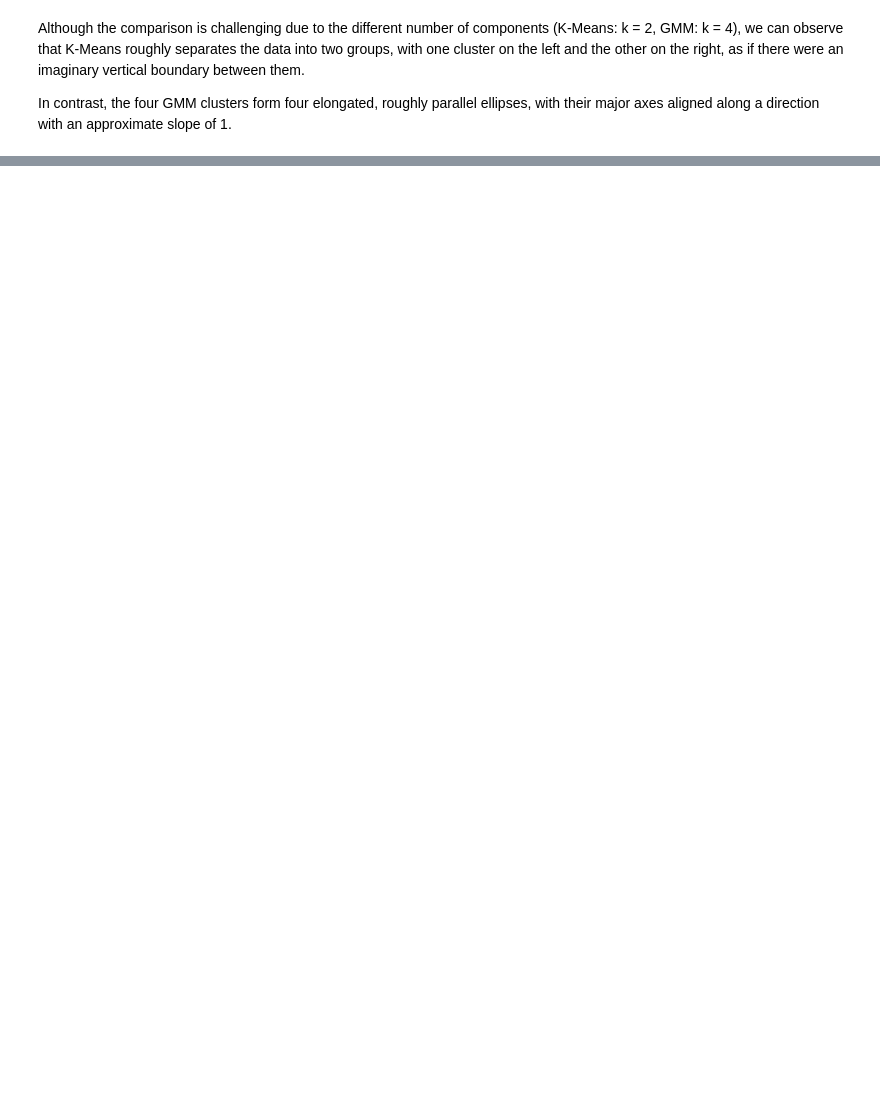
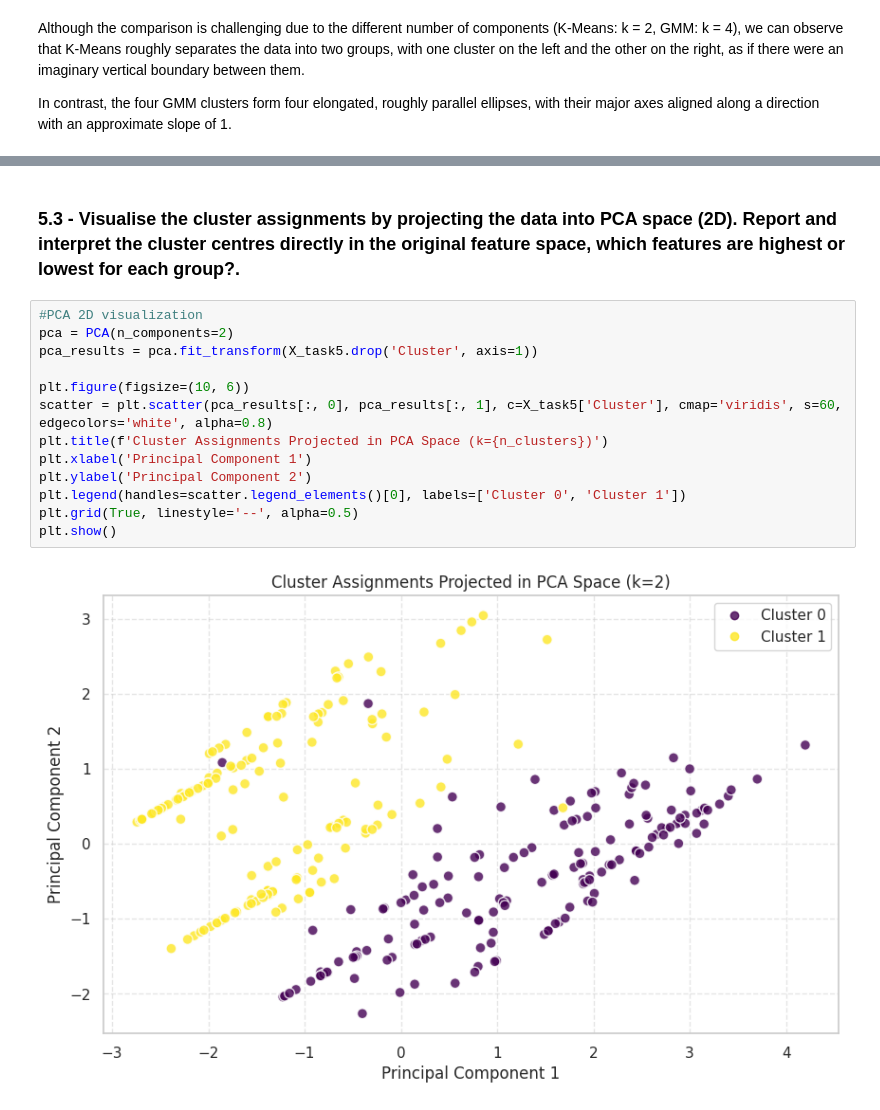
Before and after one commit to harasarahh/machine-learning-projects, a Jupyter notebook: ML_assignment1.ipynb, the cells around one changed output, grey strips where cells are left out. Drawn from its saved outputs; the diff is of its cells as text; blank space fills up the shorter version.

```diff
--- a/ML_assignment1.ipynb
+++ b/ML_assignment1.ipynb
@@ -1445,0 +1500,17 @@ In contrast, the four GMM clusters form four elongated, roughly parallel ellipse
+# %% [markdown]
+### 5.3 - Visualise the cluster assignments by projecting the data into PCA space (2D). Report and interpret the cluster centres directly in the original feature space, which features are highest or lowest for each group?.
+# %%
+#PCA 2D visualization
+pca = PCA(n_components=2)
+pca_results = pca.fit_transform(X_task5.drop('Cluster', axis=1))
+
+plt.figure(figsize=(10, 6))
+scatter = plt.scatter(pca_results[:, 0], pca_results[:, 1], c=X_task5['Cluster'], cmap='viridis', s=60, edgecolors='white', alpha=0.8)
+plt.title(f'Cluster Assignments Projected in PCA Space (k={n_clusters})')
+plt.xlabel('Principal Component 1')
+plt.ylabel('Principal Component 2')
+plt.legend(handles=scatter.legend_elements()[0], labels=['Cluster 0', 'Cluster 1'])
+plt.grid(True, linestyle='--', alpha=0.5)
+plt.show()
+# %% [output]
+[figure, added]
```
Also changed, not shown: parts of 51 cells of this notebook.
